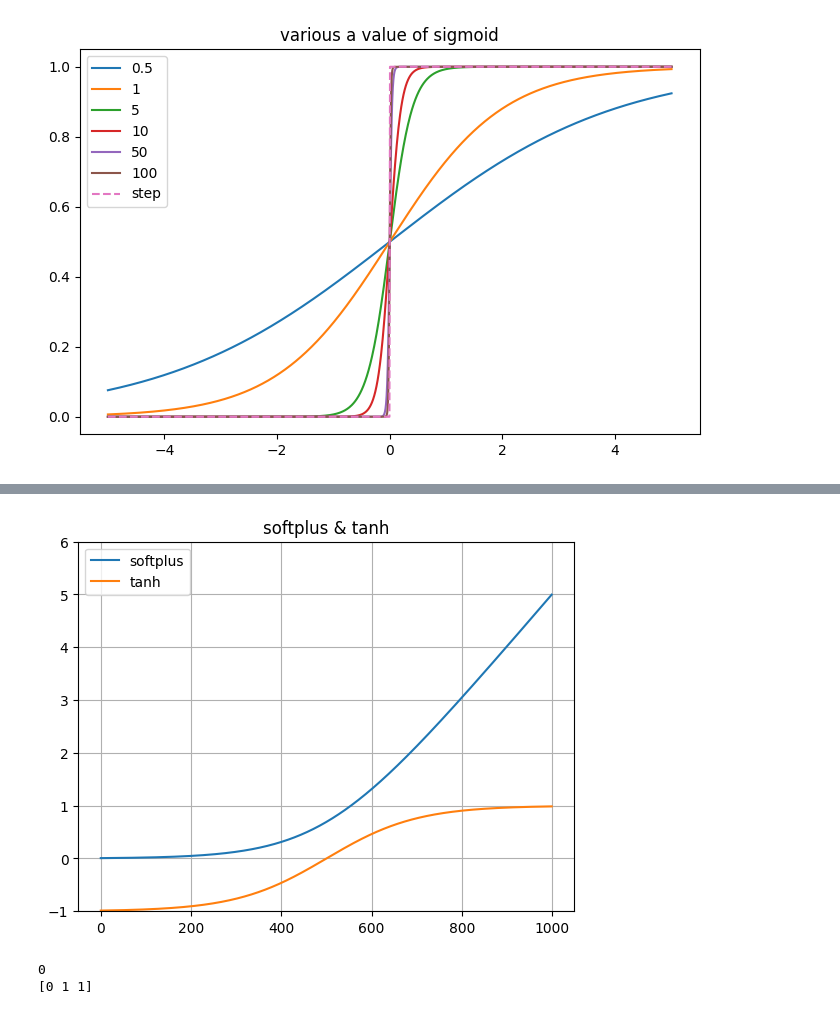
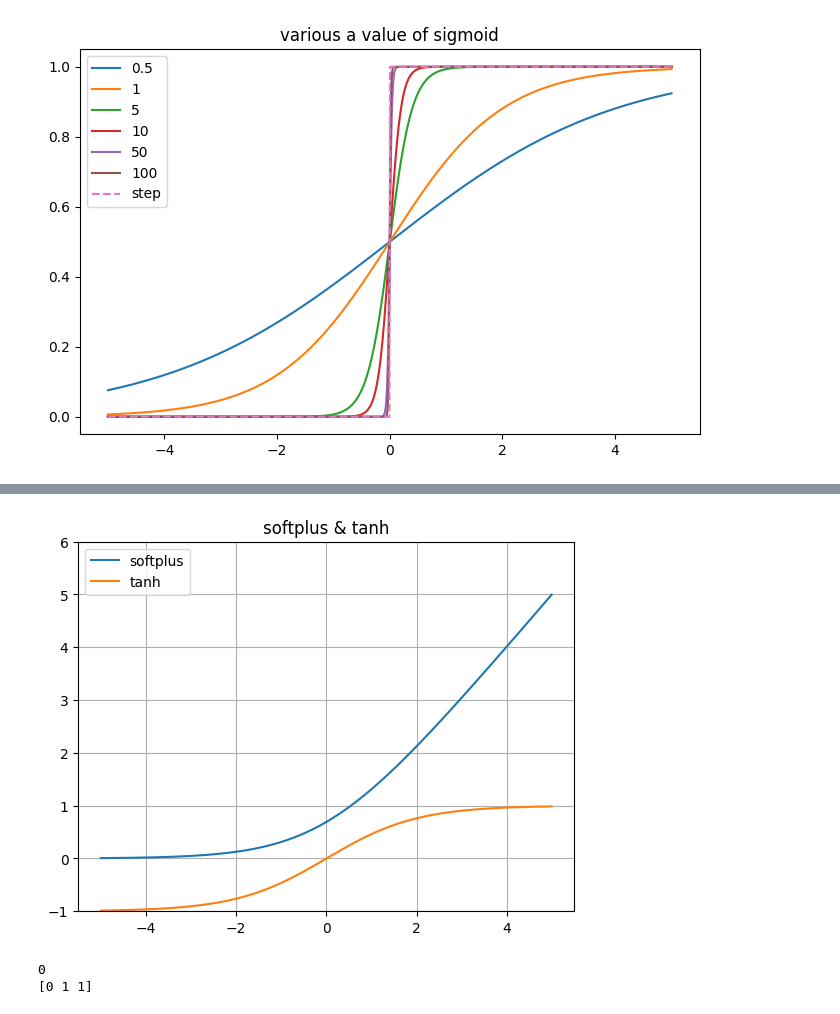
Before and after one commit to kgh2895/4-1-code, a Jupyter notebook: DL/DL_03.ipynb, the cells around one changed output, grey strips where cells are left out. Drawn from its saved outputs; the diff is of its cells as text; code cells hidden in the pictures.

```diff
--- a/DL/DL_03.ipynb
+++ b/DL/DL_03.ipynb
@@ -117,27 +118,27 @@ plt.show()
 # %%
 # softplus(x), tanh(x)
 import numpy as np
 import matplotlib.pyplot as plt
 a = 1
 x = np.arange(-5,5,0.01)
 
 #softplus
 def softplus(x):
     return np.log(1+np.exp(x))
-plt.plot(softplus(x), label = 'softplus')
+plt.plot(x, softplus(x), label = 'softplus')
 
 #tanh
 def tanh(x):
     return (2/(1+np.exp(-a*x)) -1)
-plt.plot(tanh(x), label = 'tanh')
+plt.plot(x, tanh(x), label = 'tanh')
 
 plt.ylim(-1,6)
 plt.grid(True)
 plt.title('softplus & tanh')
 plt.legend()
 plt.show()
 # %% [output]
-[figure, old version]
+[figure, new version]
 # %%
 # 3.2.2 계단함수 2가지 구현하기. 형식이 안맞아 에러가 뜨는데 어떤 에러가 뜨는지
 import numpy as np
```
Also changed, not shown: parts of 7 cells of this notebook, 4 other files.
